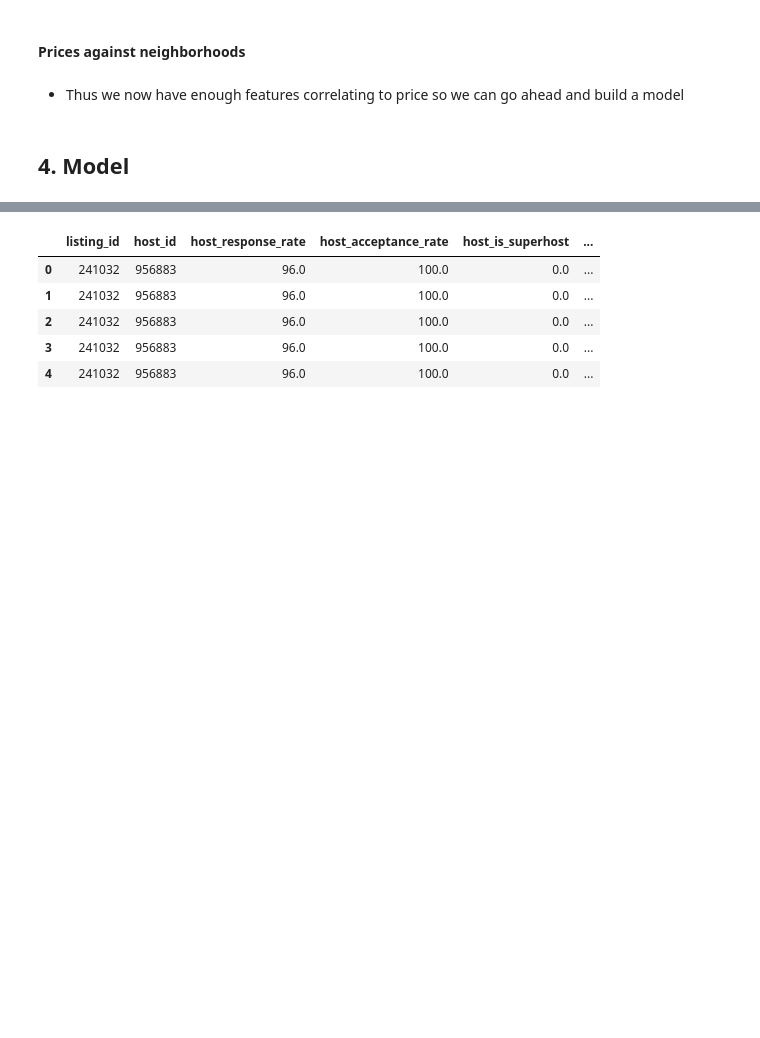
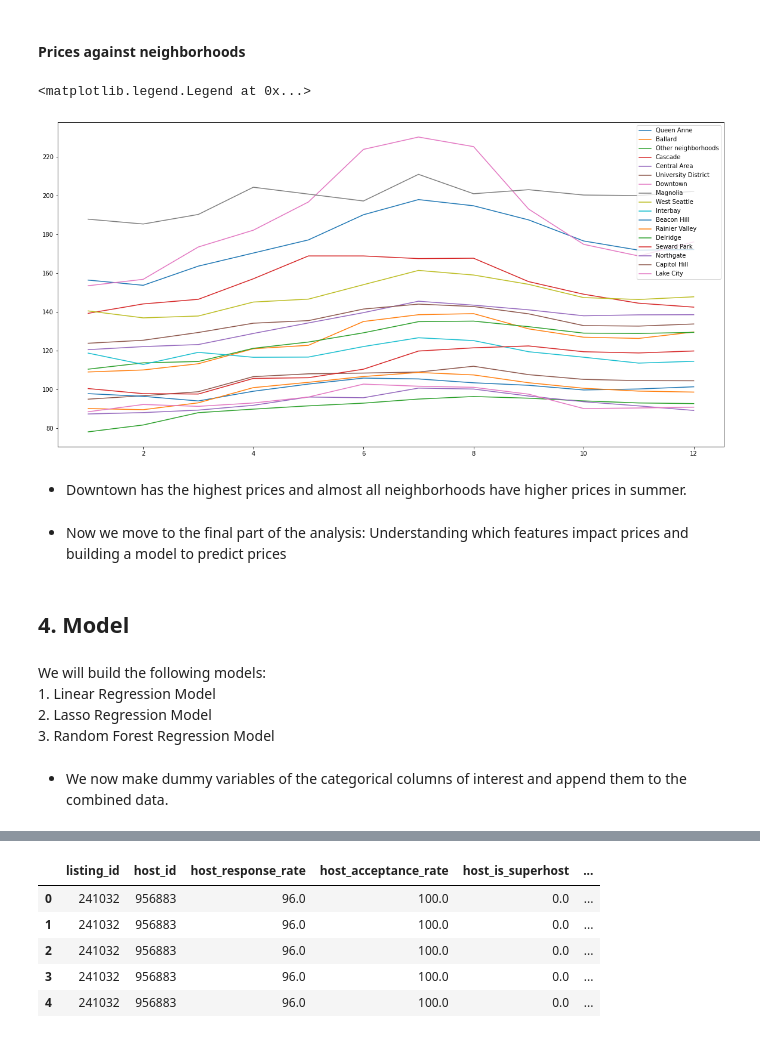
Before and after one commit to Nirzaree/Udacity-Data-Scientist-Nanodegree-Assignment-1, a Jupyter notebook: Seattle AirBnB Data Analysis.ipynb, the cells around one changed output, grey strips where cells are left out. Drawn from its saved outputs; the diff is of its cells as text; code cells hidden in the pictures; blank space fills up the shorter version.

```diff
--- a/Seattle AirBnB Data Analysis.ipynb
+++ b/Seattle AirBnB Data Analysis.ipynb
@@ -299,7 +295,30 @@ dfCombined.groupby(['neigh'])
-# %% [markdown]
-* Thus we now have enough features correlating to price so we can go ahead and build a model
+# %%
+dfNeighborhood = pd.DataFrame(dfCombined.groupby(['neighbourhood_group_cleansed','month'])['price'].mean().reset_index())
+# %%
+plt.figure(figsize= (20,10))
+ax = plt.subplot()
+for neighborhood in neighborhoods:
+    ax.plot(dfNeighborhood[dfNeighborhood['neighbourhood_group_cleansed'] == neighborhood]['month'],
+            dfNeighborhood[dfNeighborhood['neighbourhood_group_cleansed'] == neighborhood]['price'],
+            label = neighborhood
+           )
+ax.legend(loc = 'upper right')
+# %% [output]
+<matplotlib.legend.Legend at 0x...>
+[figure, added]
+# %% [markdown]
+* Downtown has the highest prices and almost all neighborhoods have higher prices in summer.
+# %% [markdown]
+* Now we move to the final part of the analysis: Understanding which features impact prices and building a model to predict prices
 # %% [markdown]
 ## 4. Model
+# %% [markdown]
+We will build the following models:
+    1. Linear Regression Model
+    2. Lasso Regression Model
+    3. Random Forest Regression Model
+# %% [markdown]
+* We now make dummy variables of the categorical columns of interest and append them to the combined data.
 # %%
 dfCombinedCat =  pd.get_dummies(dfCombined.select_dtypes(['object']))
 # %%
```
Also changed, not shown: parts of 49 cells of this notebook.
